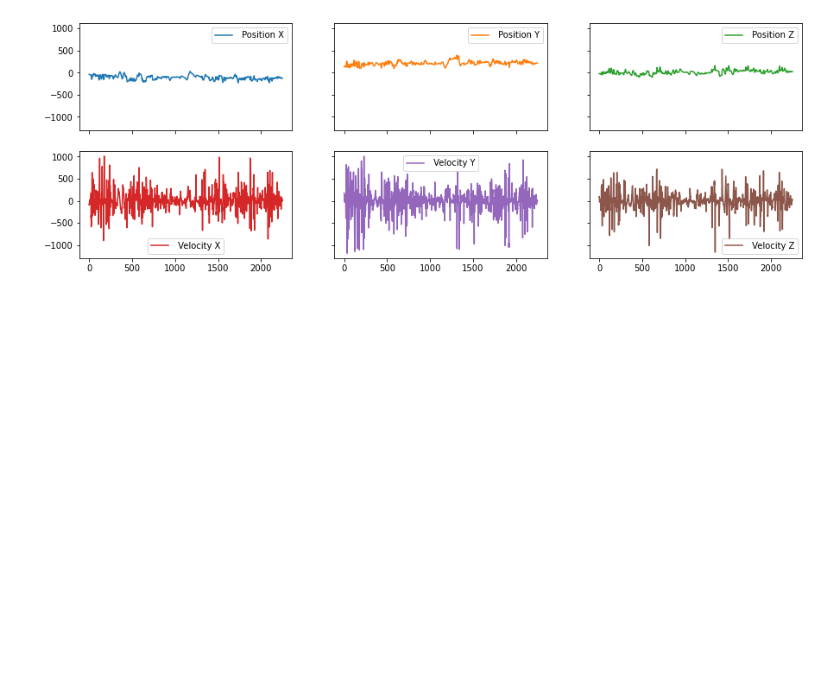
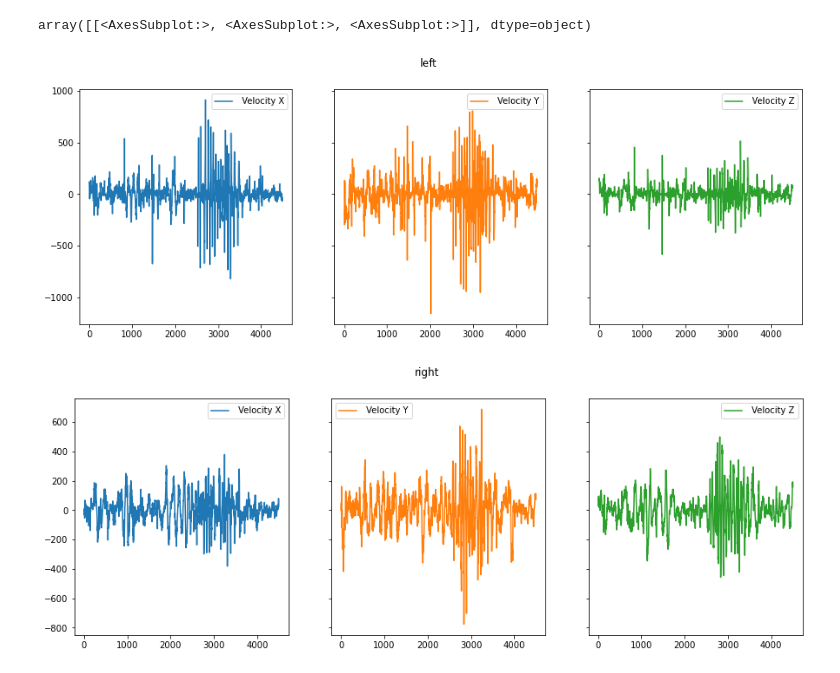
Before and after one commit to Daniel-Ros/DataSiceneIIFinalWork, a Jupyter notebook: hand.ipynb, the cells around one changed output. Saved outputs shown, nothing was run; the diff lists cells and outputs as text; code cells hidden in the pictures; blank space fills up the shorter version.

```diff
--- a/hand.ipynb
+++ b/hand.ipynb
@@ -57,0 +66,3 @@ grab = data.iloc[:,4:10]
+# %%
+left = data[data[' Hand Type'] == 'left']
+right = data[data[' Hand Type'] == 'right']
@@ -57,0 +89,3 @@ grab = data.iloc[:,4:10]
+# %%
+left = left.iloc[:,7:10]
+left.head()
@@ -57,0 +99,3 @@ grab = data.iloc[:,4:10]
+# %%
+right = right.iloc[:,7:10]
+right.head()
@@ -58,5 +109,7 @@ grab = data.iloc[:,4:10]
 # %%
-grab.plot(figsize=(15,5),subplots=True , layout=(2,3),sharey= True)
-plt.show()
+left.plot(title = "left",figsize = (15,5),subplots = True,layout =(1,3), sharey =True)
+right.plot(title = "right",figsize = (15,5),subplots = True,layout =(1,3), sharey =True)
 # %% [output]
+array([[<AxesSubplot:>, <AxesSubplot:>, <AxesSubplot:>]], dtype=object)
-[figure, old version]
+[figure, new version]
+[figure, added]
```
Also changed, not shown: parts of 9 cells of this notebook, 2 other files.
